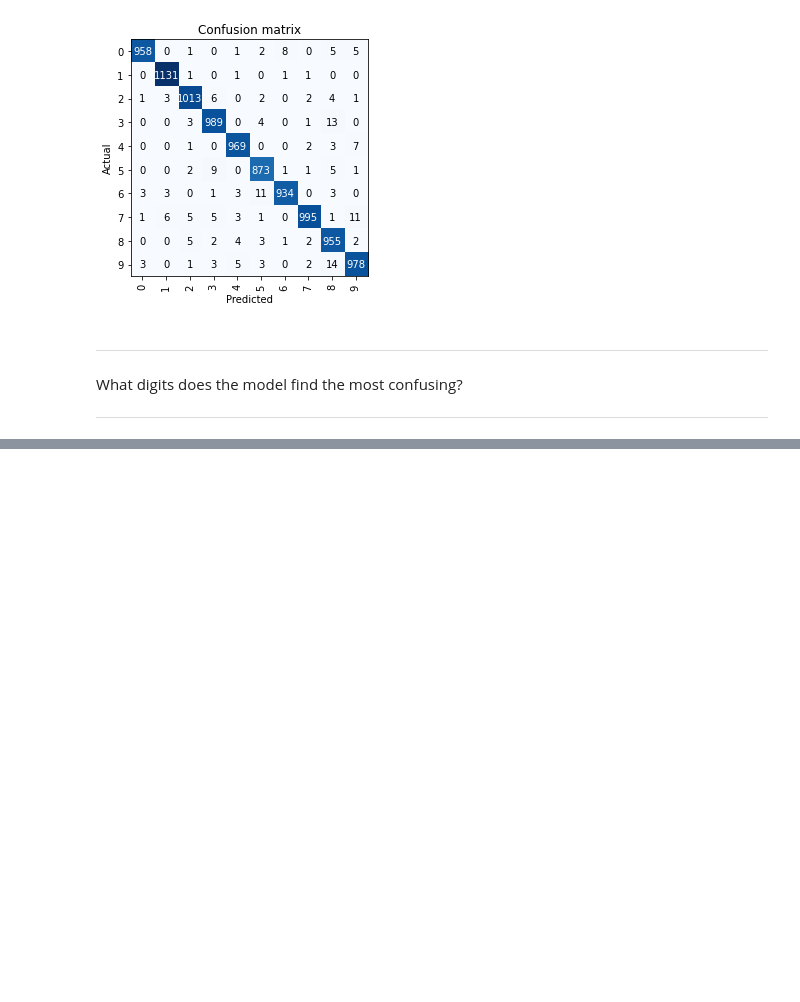
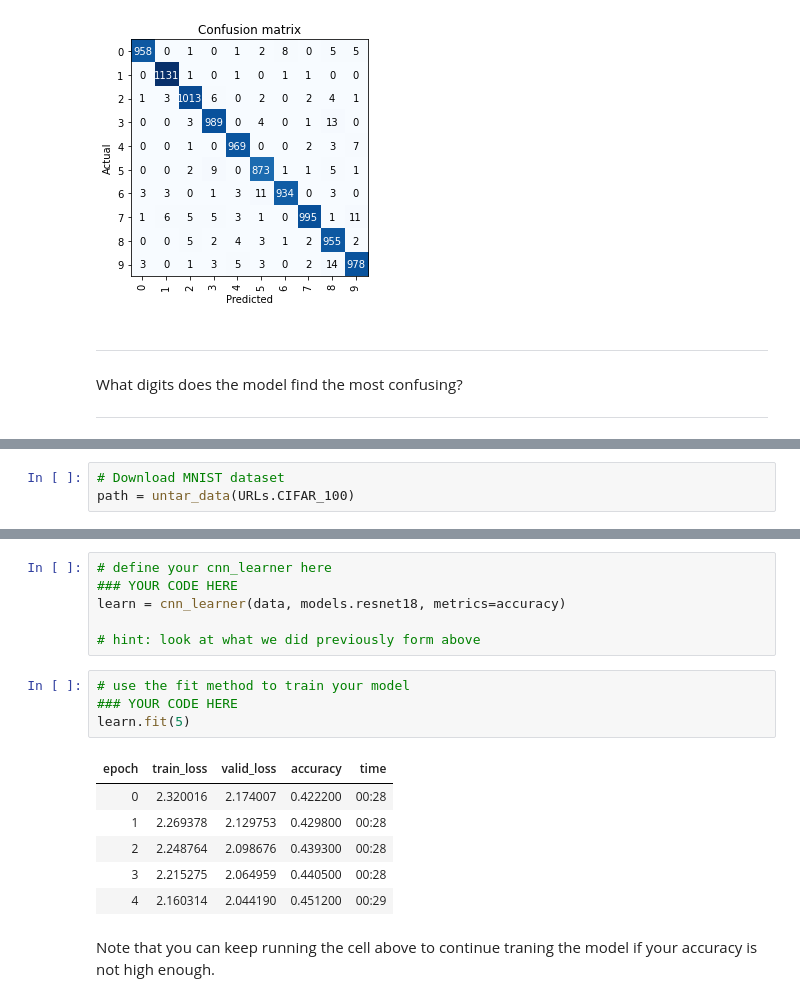
Before and after one commit to aryanfaghihi/ai-course, a Jupyter notebook: Image 1.ipynb, the cells around one changed output, grey strips where cells are left out. Cells and saved outputs as stored; diff of their text form; blank space fills up the shorter version.

```diff
--- a/Image 1.ipynb
+++ b/Image 1.ipynb
@@ -195,0 +208,3 @@ What digits does the model find the most confusing?
+# %%
+# Download MNIST dataset
+path = untar_data(URLs.CIFAR_100)
@@ -195,0 +225,19 @@ What digits does the model find the most confusing?
+# %%
+# define your cnn_learner here
+### YOUR CODE HERE
+learn = cnn_learner(data, models.resnet18, metrics=accuracy)
+
+# hint: look at what we did previously form above
+# %%
+# use the fit method to train your model
+### YOUR CODE HERE
+learn.fit(5)
+# %% [output]
+| epoch | train_loss | valid_loss | accuracy | time |
+| 0 | 2.320016 | 2.174007 | 0.422200 | 00:28 |
+| 1 | 2.269378 | 2.129753 | 0.429800 | 00:28 |
+| 2 | 2.248764 | 2.098676 | 0.439300 | 00:28 |
+| 3 | 2.215275 | 2.064959 | 0.440500 | 00:28 |
+| 4 | 2.160314 | 2.044190 | 0.451200 | 00:29 |
+# %% [markdown]
+Note that you can keep running the cell above to continue traning the model if your accuracy is not high enough.
```
Also changed, not shown: parts of 11 cells of this notebook.
